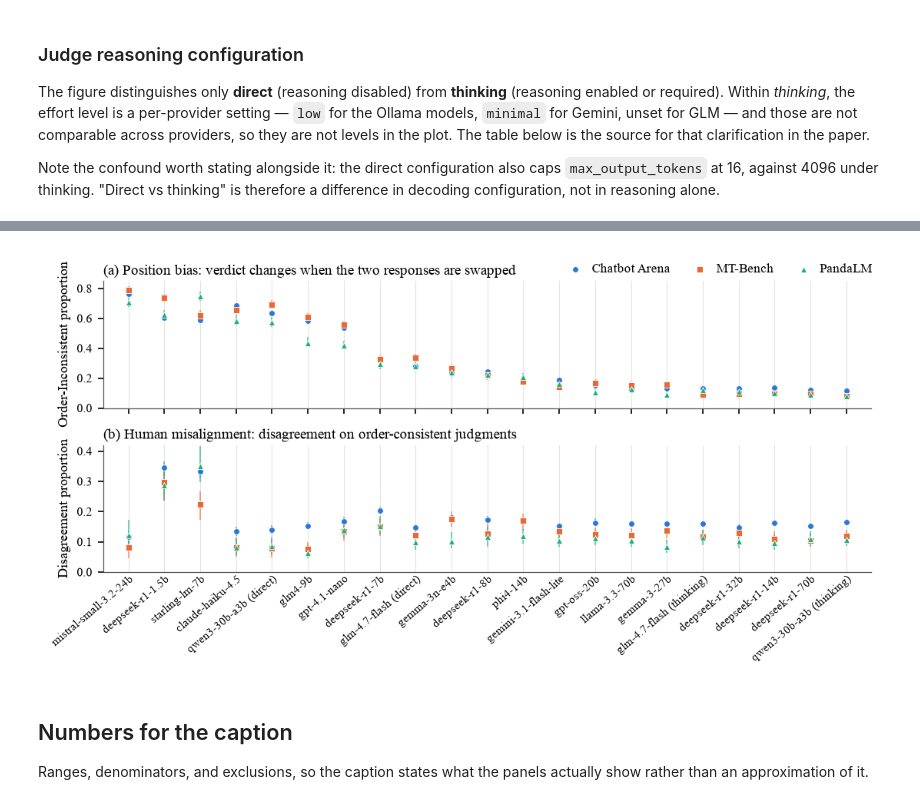
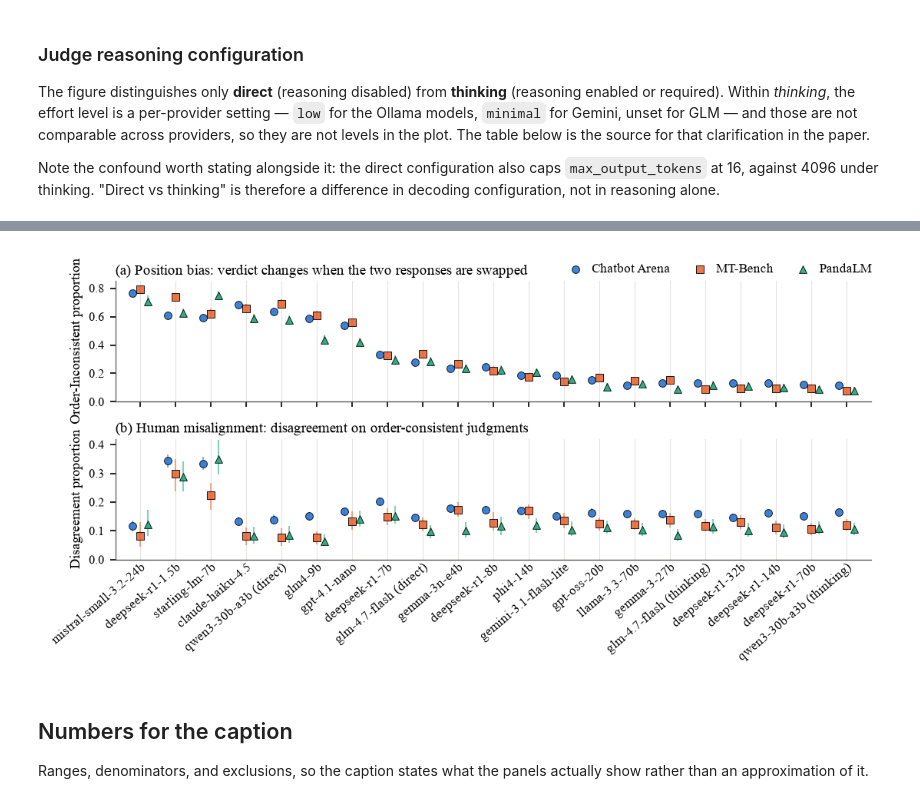
Before and after one commit to JinHongDu-Lab/DIAL, a Jupyter notebook: notebooks/0_motivation.ipynb, the cells around one changed output, grey strips where cells are left out. Cells and saved outputs as stored; diff of their text form; code cells hidden in the pictures.

```diff
--- a/notebooks/0_motivation.ipynb
+++ b/notebooks/0_motivation.ipynb
@@ -243,9 +243,13 @@ def panel(ax, metric, tag, ylabel, ylim):
     for x in positions.values():
         ax.axvline(x, color=GRID, lw=0.5, zorder=0)
 
+    # Dodge the three studies horizontally so their markers and CI bars sit
+    # side by side at each judge instead of stacking on the same x.
+    dodge = {d: (i - (len(DATASETS) - 1) / 2) * 0.22 for i, d in enumerate(DATASETS)}
+
     for dataset in DATASETS:
         rows = plotted[(plotted["dataset"] == dataset) & plotted["judge"].isin(positions)]
-        x = rows["judge"].map(positions).to_numpy(dtype=float)
+        x = rows["judge"].map(positions).to_numpy(dtype=float) + dodge[dataset]
         ax.vlines(
             x,
             rows[f"{metric}_lo"].to_numpy(dtype=float),
@@ -258,11 +262,12 @@ def panel(ax, metric, tag, ylabel, ylim):
         ax.scatter(
             x,
             rows[metric].to_numpy(dtype=float),
-            s=14,
+            s=22,
             marker=DATASET_MARKERS[dataset],
             facecolor=DATASET_COLORS[dataset],
-            edgecolor="white",
-            linewidth=0.4,
+            edgecolor=INK,
+            linewidth=0.5,
+            alpha=0.9,
             zorder=3,
             label=DATASET_LABELS[dataset],
         )
@@ -292,36 +297,36 @@ panel(
     "Disagreement proportion",
     (0, 0.42),
 )
 
 axes[1].set_xticks(range(len(judge_order)))
 axes[1].set_xticklabels(
     [LABELS[j] for j in judge_order],
     rotation=40,
     ha="right",
     rotation_mode="anchor",
     color=INK,
-    fontsize=7,
+    fontsize=8,
 )
 axes[1].tick_params(axis="x", length=0, pad=1)
 
 handles, labels = axes[0].get_legend_handles_labels()
 fig.legend(
     handles,
     labels,
     loc="upper right",
     ncol=3,
     frameon=False,
     bbox_to_anchor=(0.998, .998),
     handletextpad=0.3,
     columnspacing=1.3,
 )
 fig.tight_layout()
 
 FIGURES.mkdir(parents=True, exist_ok=True)
-fig.savefig(FIGURES / "fig1b_position_vs_alignment.pdf", dpi=300, bbox_inches="tight")
+fig.savefig(FIGURES / "fig1b_position_vs_alignment.pdf", dpi=300, bbox_inches="tight", pad_inches=0)
 plt.show()
 # %% [output]
-[figure, old version]
+[figure, new version]
 # %% [markdown]
 ## Numbers for the caption
 
```
Also changed, not shown: 22 other files.
